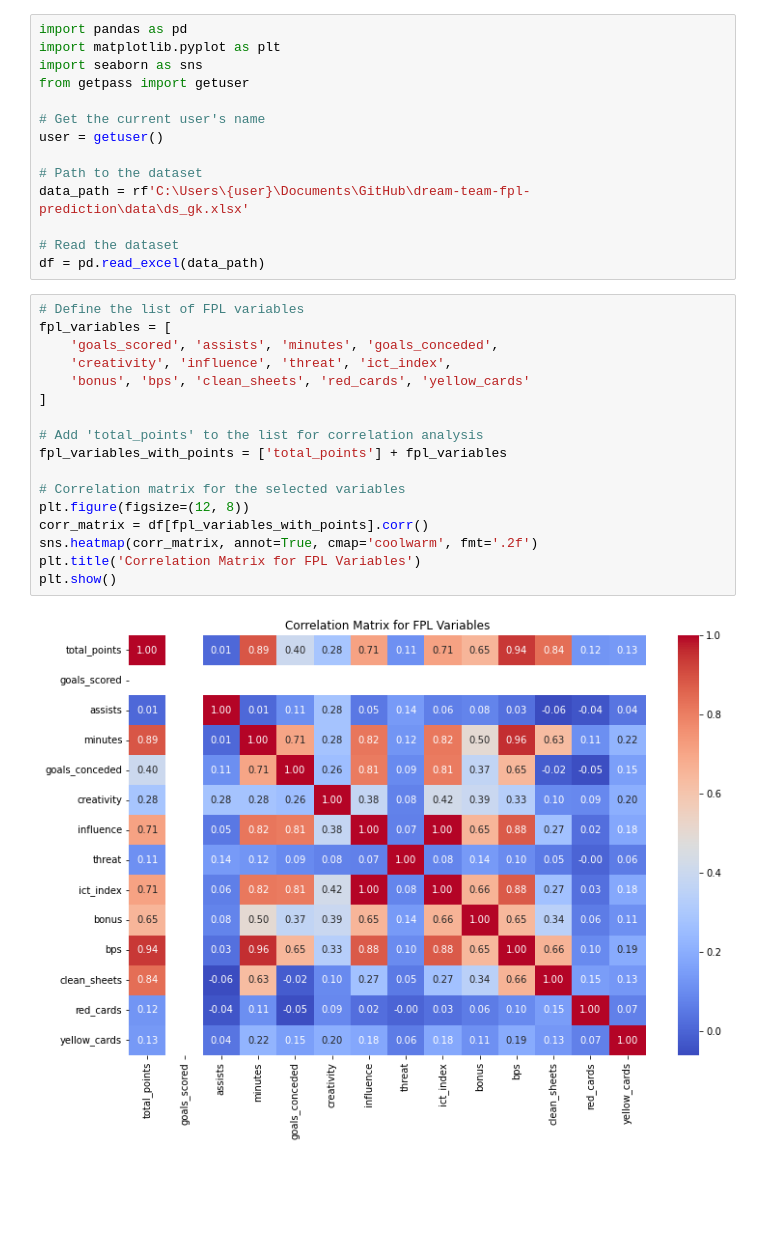
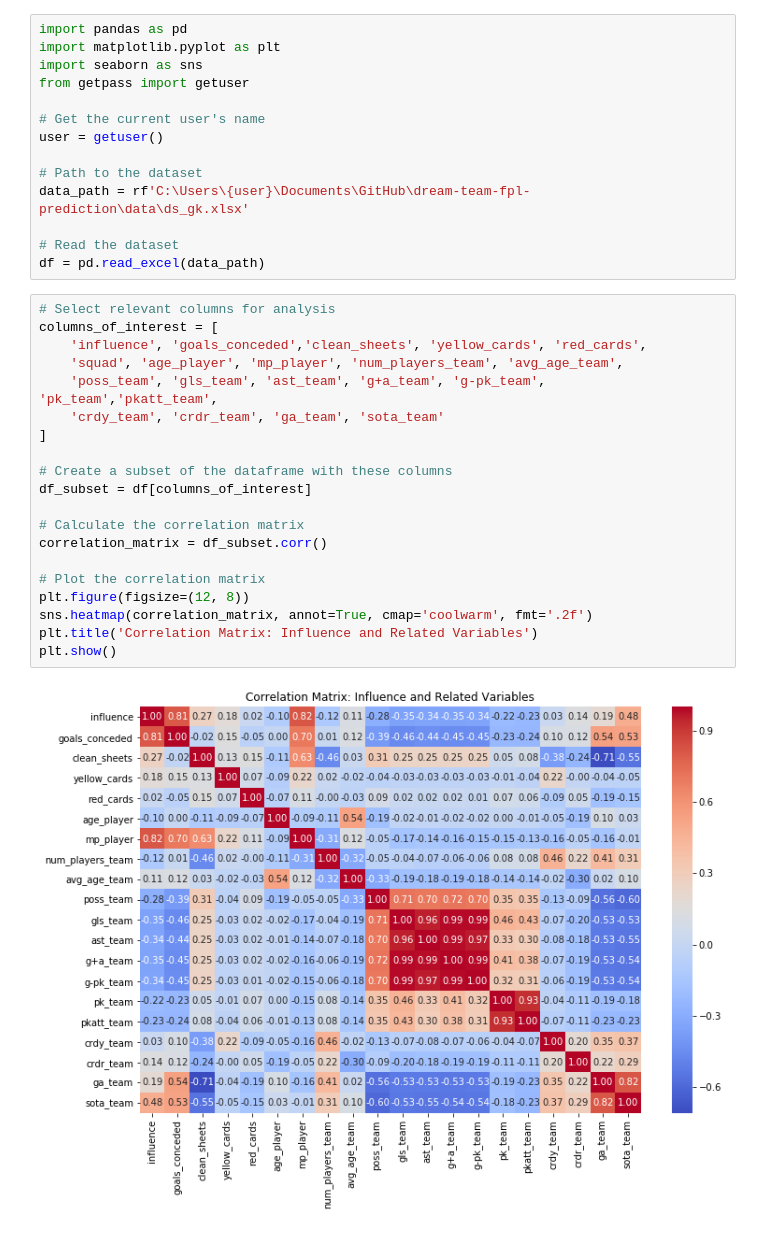
Before and after one commit to AEGDDI/dream-team-fpl-prediction, a Jupyter notebook: eda/gk.ipynb, the cells around one changed output. Cells and saved outputs as stored; diff of their text form; blank space fills up the shorter version.

Commit message:
gk analysis

```diff
--- a/eda/gk.ipynb
+++ b/eda/gk.ipynb
@@ -12,22 +12,25 @@ data_path = rf'C:\Users\{user}\Documents\GitHub\dream-team-fpl-prediction\data\d
 
 # Read the dataset
 df = pd.read_excel(data_path)
-# %%
-# Define the list of FPL variables
-fpl_variables = [
-    'goals_scored', 'assists', 'minutes', 'goals_conceded',
-    'creativity', 'influence', 'threat', 'ict_index',
-    'bonus', 'bps', 'clean_sheets', 'red_cards', 'yellow_cards'
-]
-
-# Add 'total_points' to the list for correlation analysis
-fpl_variables_with_points = ['total_points'] + fpl_variables
-
-# Correlation matrix for the selected variables
-plt.figure(figsize=(12, 8))
-corr_matrix = df[fpl_variables_with_points].corr()
-sns.heatmap(corr_matrix, annot=True, cmap='coolwarm', fmt='.2f')
-plt.title('Correlation Matrix for FPL Variables')
-plt.show()
-# %% [output]
-[figure, removed]
+# %%
+# Select relevant columns for analysis
+columns_of_interest = [
+    'influence', 'goals_conceded','clean_sheets', 'yellow_cards', 'red_cards',
+    'squad', 'age_player', 'mp_player', 'num_players_team', 'avg_age_team',
+    'poss_team', 'gls_team', 'ast_team', 'g+a_team', 'g-pk_team', 'pk_team','pkatt_team',
+    'crdy_team', 'crdr_team', 'ga_team', 'sota_team'
+]
+
+# Create a subset of the dataframe with these columns
+df_subset = df[columns_of_interest]
+
+# Calculate the correlation matrix
+correlation_matrix = df_subset.corr()
+
+# Plot the correlation matrix
+plt.figure(figsize=(12, 8))
+sns.heatmap(correlation_matrix, annot=True, cmap='coolwarm', fmt='.2f')
+plt.title('Correlation Matrix: Influence and Related Variables')
+plt.show()
+# %% [output]
+[figure, added]
```
